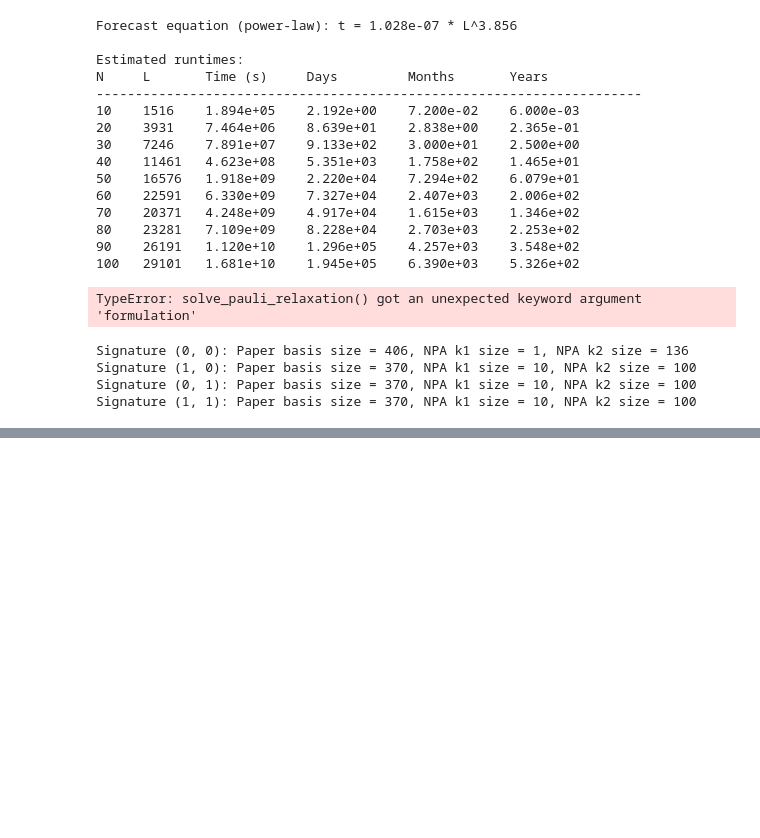
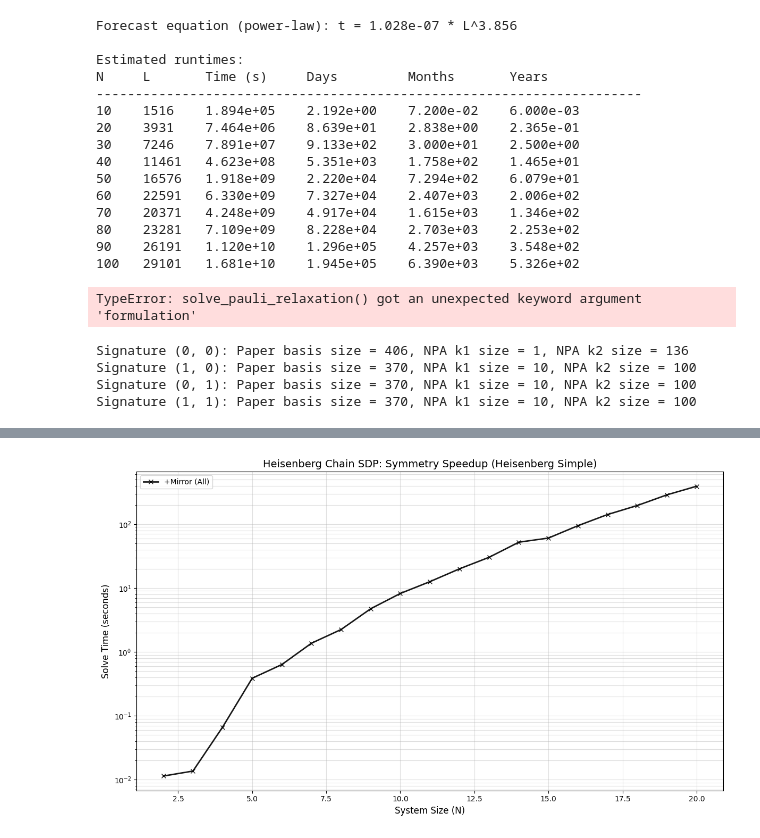
Before and after one commit to Ciscone7/OptimalMomentsNPA, a Jupyter notebook: benchmark.ipynb, the cells around one changed output, grey strips where cells are left out. Cells and saved outputs as stored; diff of their text form; code cells hidden in the pictures; blank space fills up the shorter version.

```diff
--- a/benchmark.ipynb
+++ b/benchmark.ipynb
@@ -442 +330,13 @@ N   | Orig (s)   | Block (s)  | FullSym (s) | FullSym3 (s) | Energy Diff
+# %%
+# Plot symmetry speedup from saved artifact (no recomputation needed)
+from plots import plot_symmetry_speedup
+
+result = plot_symmetry_speedup(
+    model="heisenberg",
+    basis="heisenberg_simple",
+    boundary="periodic",
+    time_column="t_best",  # Use best time from repeats
+)
+# %% [output]
+[figure, added]
 # %%
```
Also changed, not shown: parts of 13 cells of this notebook, 5 other files.
